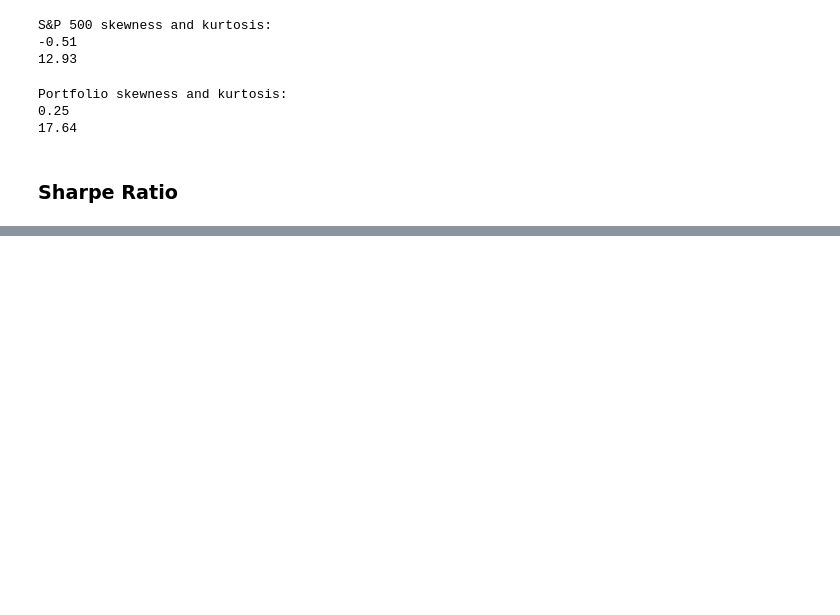
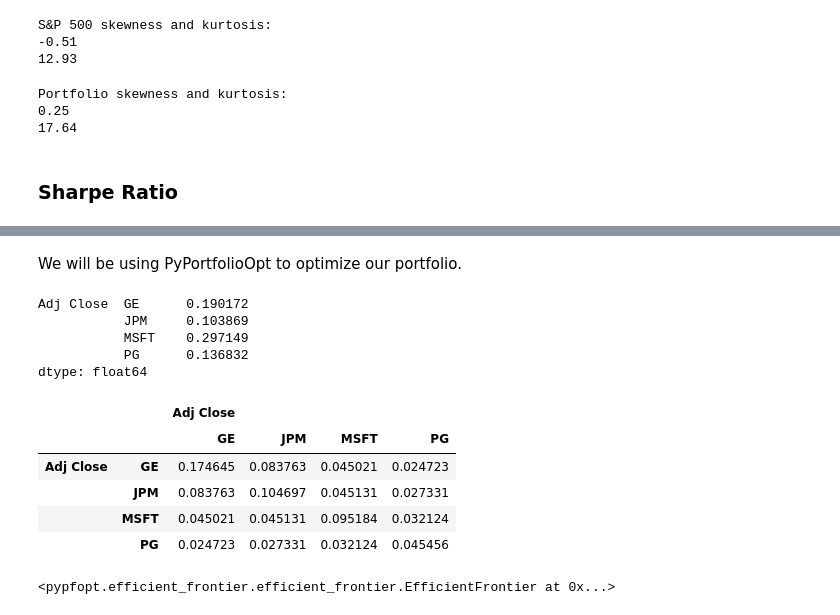
Before and after one commit to rahulakrish/portfolio_builder, a Jupyter notebook: code/new.ipynb, the cells around one changed output, grey strips where cells are left out. Drawn from its saved outputs; the diff is of its cells as text; code cells hidden in the pictures; blank space fills up the shorter version.

Commit message:
started with pypfopt

```diff
--- a/code/new.ipynb
+++ b/code/new.ipynb
@@ -1183,0 +1200,2 @@ sharpe_ratio
+# %% [markdown]
+We will be using PyPortfolioOpt to optimize our portfolio.
@@ -1183,0 +1207,26 @@ sharpe_ratio
+# %%
+#efficient frontier needs the expected returns (mu) and the covariance matrix (sigma)
+
+mu = expected_returns.mean_historical_return(df)
+mu
+# %% [output]
+Adj Close  GE      0.190172
+           JPM     0.103869
+           MSFT    0.297149
+           PG      0.136832
+dtype: float64
+# %%
+sigma = risk_models.sample_cov(df)
+sigma
+# %% [output]
+|  |  | Adj Close |  |  |  |
+|  |  | GE | JPM | MSFT | PG |
+| Adj Close | GE | 0.174645 | 0.083763 | 0.045021 | 0.024723 |
+|  | JPM | 0.083763 | 0.104697 | 0.045131 | 0.027331 |
+|  | MSFT | 0.045021 | 0.045131 | 0.095184 | 0.032124 |
+|  | PG | 0.024723 | 0.027331 | 0.032124 | 0.045456 |
+# %%
+ef = EfficientFrontier(mu,sigma)
+ef
+# %% [output]
+<pypfopt.efficient_frontier.efficient_frontier.EfficientFrontier at 0x...>
```
Also changed, not shown: parts of 10 cells of this notebook.
